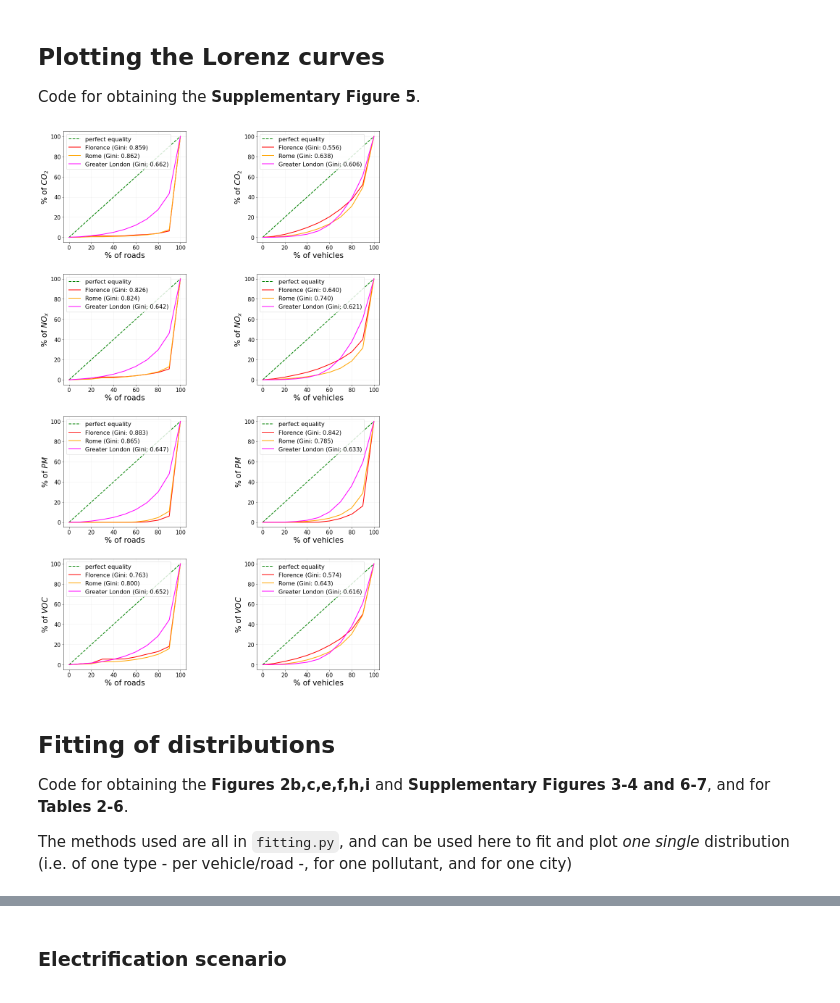
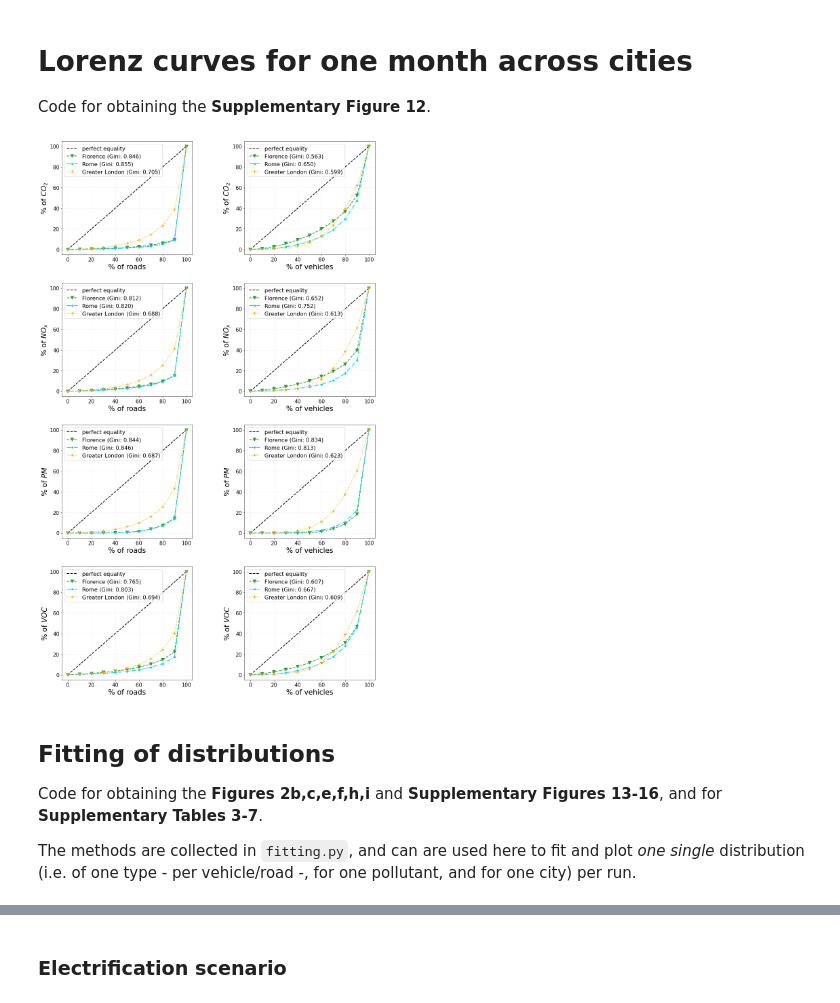
Before and after one commit to matteoboh/mobility_emissions, a Jupyter notebook: notebooks/paper_figures.ipynb, the cells around one changed output, grey strips where cells are left out. Drawn from its saved outputs; the diff is of its cells as text; code cells hidden in the pictures.

````diff
--- a/notebooks/paper_figures.ipynb
+++ b/notebooks/paper_figures.ipynb
@@ -8,3 +8,11 @@ if module_path not in sys.path:
 import skmob
 import osmnx as ox  # version '0.16.0' or greater
 import mobair as mb
+# %%
+import pickle
+
+# importing a dictionary of type: {(city, start_date, end_date, distribution_type) : "file_name"}
+# carrying the name of the files with the data
+PATH_TO_INPUT_FILES = './data/private/'
+infile = open(PATH_TO_INPUT_FILES + 'input_file_names.pkl','rb')
+dict_file_names = pickle.load(infile)
@@ -55,19 +352,40 @@ plt.show()
 # %% [markdown]
-## Plotting the Lorenz curves
-Code for obtaining the __Supplementary Figure 5__.
+# Lorenz curves for one month across cities
+Code for obtaining the __Supplementary Figure 12__.
 # %%
 import matplotlib.pyplot as plt
 import numpy as np
+import pandas as pd
 
+start_date = '2017-01-01'
+end_date = '2017-01-31'
+
+
+#######
 list__tuple_dist_pollutant = [
     ('roads', 'CO_2'), ('vehicles', 'CO_2'),
     ('roads', 'NO_x'), ('vehicles', 'NO_x'),
     ('roads', 'PM'), ('vehicles', 'PM'),
     ('roads', 'VOC'), ('vehicles', 'VOC'),
 ]
-map__city__color = {'Florence' : 'red',
-                    'Rome' : 'orange',
-                    'Greater London' : 'magenta'}
+map__city__plot_pars = {
+    'rome' : {
+        'linestyle' : '-.',
+        'marker' : '.',
+        'color' : '#00ccff'
+    },
+    'greater_london' : {
+        'linestyle' : ':',
+        'marker' : '+',
+        'color' : '#ffaa00'
+    },
+    'florence' : {
+        'linestyle' : '--',
+        'marker' : 'v',
+        'color' : '#339933'
+    }
+}
+#######
 
 ####
 # defining the function used for computing the curve and the Gini coefficient
@@ -81,44 +399,56 @@ def Lorenz(v, bins):
     # perfect equality area
     pe_area = np.trapz(bins, x=bins)
     # lorenz area
     lorenz_area = np.trapz(yvals, x=bins)
     gini_val = (pe_area - lorenz_area) / float(pe_area)
     return yvals, gini_val
 ####
 
 
-fig, axs = plt.subplots(nrows=4, ncols=2, figsize=(15, 22))
+fig, axs = plt.subplots(nrows=4, ncols=2, figsize=(14, 23))
 
 for ax, (dist_type, c_pollutant) in zip(axs.flat, list__tuple_dist_pollutant):
 
     # plotting line of perfect equality
     bins = np.linspace(0., 100., 11)
-    ax.plot(bins, bins, '--', label="perfect equality", color='green', linewidth=2)
+    ax.plot(bins, bins, '--', label="perfect equality", color='black', linewidth=2)
 
-    for city_name in ['Florence', 'Rome', 'Greater London']:
-        # loading df
-        df = pd.read_csv('./data/cumulate_emissions_per_%s__%s.csv' %(dist_type[:-1], city_name.lower().replace(' ', '_')), index_col=0)
+    for c_city in ['Florence', 'Rome', 'Greater London']:
+
+        city_name = c_city.lower().replace(" ", "_")
+        trajectory_type = 'emissions_traj_aggregated_by_' + dist_type[:-1]
+        NAME_OF_INPUT_FILE = dict_file_names[(city_name,
+                                              start_date, end_date,
+                                              trajectory_type)]
+        df = pd.read_csv(PATH_TO_INPUT_FILES + NAME_OF_INPUT_FILE, index_col=False)
+
         # tacking the column with the current pollutant
         list_cumulate_emissions = list(df[c_pollutant])
 
         # plotting Lorenz curve for current city
         result, gini_val = Lorenz(np.array(list_cumulate_emissions), bins)
-        ax.plot(bins, result, label='%s (Gini: %.3f)' %(city_name, gini_val), color=map__city__color[city_name], linewidth=2)
+        ax.plot(bins, result, label='%s (Gini: %.3f)' %(c_city, gini_val),
+                color=map__city__plot_pars[city_name]['color'],
+                linestyle=map__city__plot_pars[city_name]['linestyle'],
+                linewidth=2, alpha=1,
+                marker=map__city__plot_pars[city_name]['marker'],
+                markersize=8, markeredgewidth=2,
+                markerfacecolor=map__city__plot_pars[city_name]['color'], markeredgecolor=map__city__plot_pars[city_name]['color'])
 
     ax.set_xlabel(r'%% of %s' %dist_type, fontsize=21)
     ax.set_ylabel(r'%% of $%s$' %c_pollutant, fontsize=21)
     ax.tick_params(axis='both', which='major', labelsize=15)
     ax.grid(alpha=0.2)
     ax.legend(fontsize=16)
 
-plt.subplots_adjust(wspace = 5, hspace = 4)
 plt.tight_layout()
+plt.subplots_adjust(wspace = 0.4, hspace = 0.25)
 plt.show()
 # %% [output]
-[figure, old version]
+[figure, new version]
 # %% [markdown]
 ## Fitting of distributions
-Code for obtaining the __Figures 2b,c,e,f,h,i__ and __Supplementary Figures 3-4 and 6-7__, and for __Tables 2-6__.
+Code for obtaining the __Figures 2b,c,e,f,h,i__ and __Supplementary Figures 13-16__, and for __Supplementary Tables 3-7__.
 
-The methods used are all in ```fitting.py```, and can be used here to fit and plot _one single_ distribution (i.e. of one type - per vehicle/road -, for one pollutant, and for one city)
+The methods are collected in ```fitting.py```, and can are used here to fit and plot _one single_ distribution (i.e. of one type - per vehicle/road -, for one pollutant, and for one city) per run.
 # %%
````
Also changed, not shown: parts of 29 cells of this notebook.
